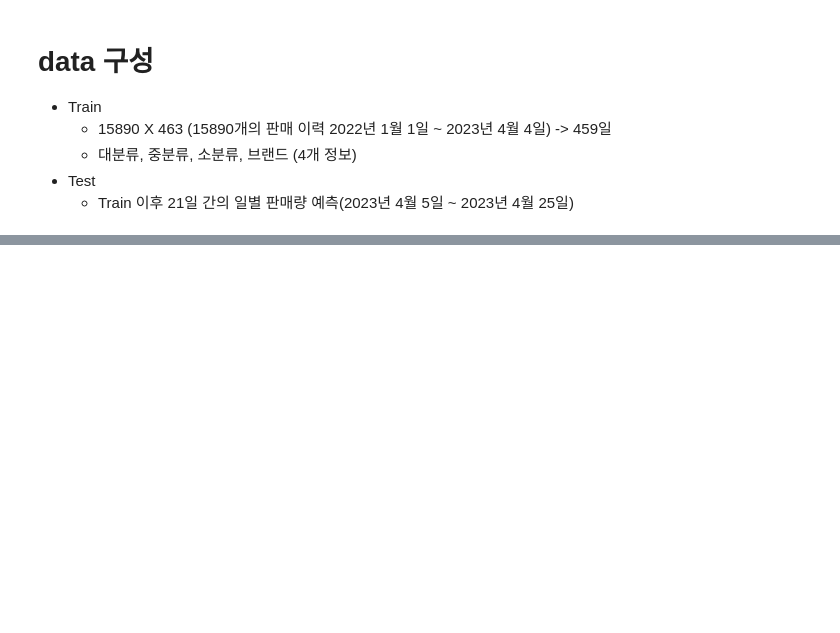
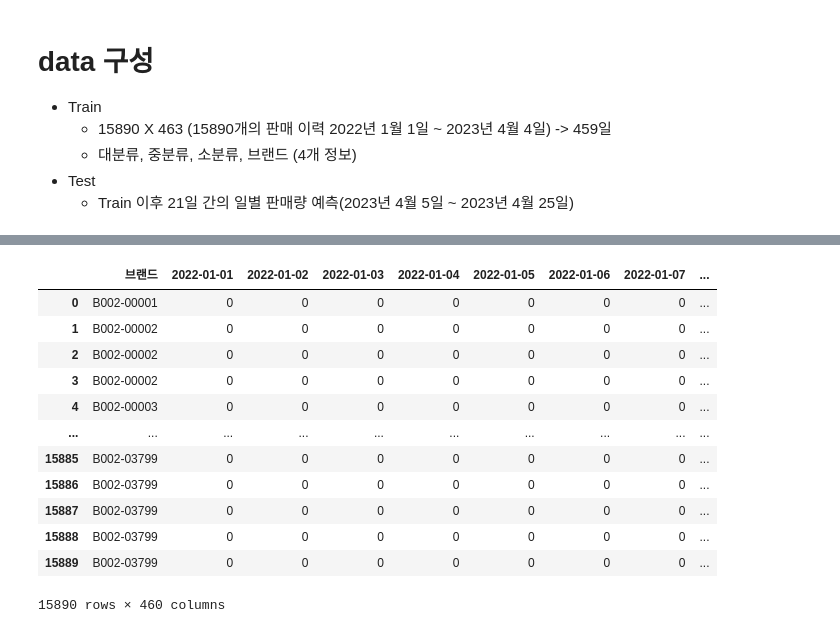
Before and after one commit to SangJunni/LGAimers, a Jupyter notebook: EDA/[EDA]train_visualization.ipynb, the cells around one changed output, grey strips where cells are left out. Drawn from its saved outputs; the diff is of its cells as text; code cells hidden in the pictures; blank space fills up the shorter version.

```diff
--- a/EDA/[EDA]train_visualization.ipynb
+++ b/EDA/[EDA]train_visualization.ipynb
@@ -6,3 +4,7 @@ train_data = pd.read_csv('./data/train.csv').drop(columns=['ID', '제품'])
+# %%
+train_data = pd.read_csv('../data/train.csv')
+sales_data = pd.read_csv('../data/sales.csv')
+keyword_data = pd.read_csv('../data/brand_keyword_cnt.csv')
 # %% [markdown]
 # data  구성
 - Train
@@ -28,0 +15,17 @@ train_data
+# %%
+train_data = train_data.drop(columns = ['ID', '제품', '대분류', '중분류', '소분류', '브랜드'])
+train_data
+# %% [output]
+|  | 브랜드 | 2022-01-01 | 2022-01-02 | 2022-01-03 | 2022-01-04 | 2022-01-05 | 2022-01-06 | 2022-01-07 | ... |
+| 0 | B002-00001 | 0 | 0 | 0 | 0 | 0 | 0 | 0 | ... |
+| 1 | B002-00002 | 0 | 0 | 0 | 0 | 0 | 0 | 0 | ... |
+| 2 | B002-00002 | 0 | 0 | 0 | 0 | 0 | 0 | 0 | ... |
+| 3 | B002-00002 | 0 | 0 | 0 | 0 | 0 | 0 | 0 | ... |
+| 4 | B002-00003 | 0 | 0 | 0 | 0 | 0 | 0 | 0 | ... |
+| ... | ... | ... | ... | ... | ... | ... | ... | ... | ... |
+| 15885 | B002-03799 | 0 | 0 | 0 | 0 | 0 | 0 | 0 | ... |
+| 15886 | B002-03799 | 0 | 0 | 0 | 0 | 0 | 0 | 0 | ... |
+| 15887 | B002-03799 | 0 | 0 | 0 | 0 | 0 | 0 | 0 | ... |
+| 15888 | B002-03799 | 0 | 0 | 0 | 0 | 0 | 0 | 0 | ... |
+| 15889 | B002-03799 | 0 | 0 | 0 | 0 | 0 | 0 | 0 | ... |
+15890 rows × 460 columns
```
Also changed, not shown: parts of 7 cells of this notebook.
